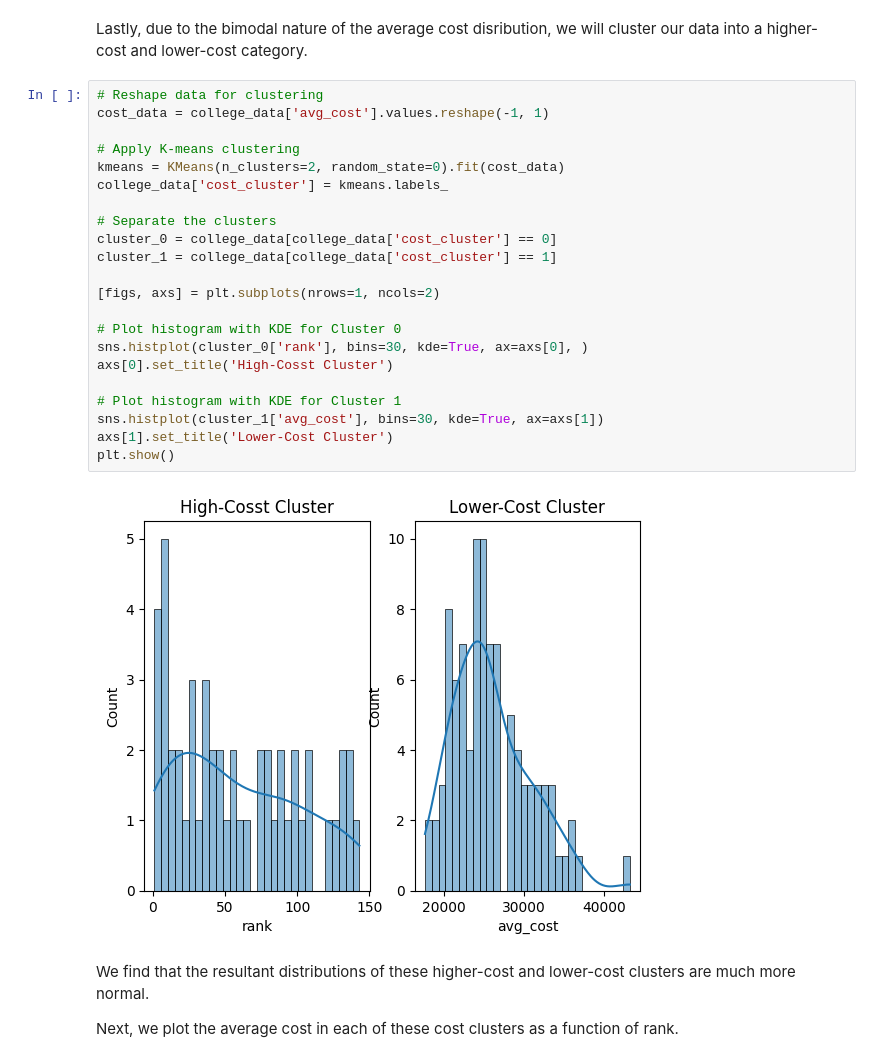
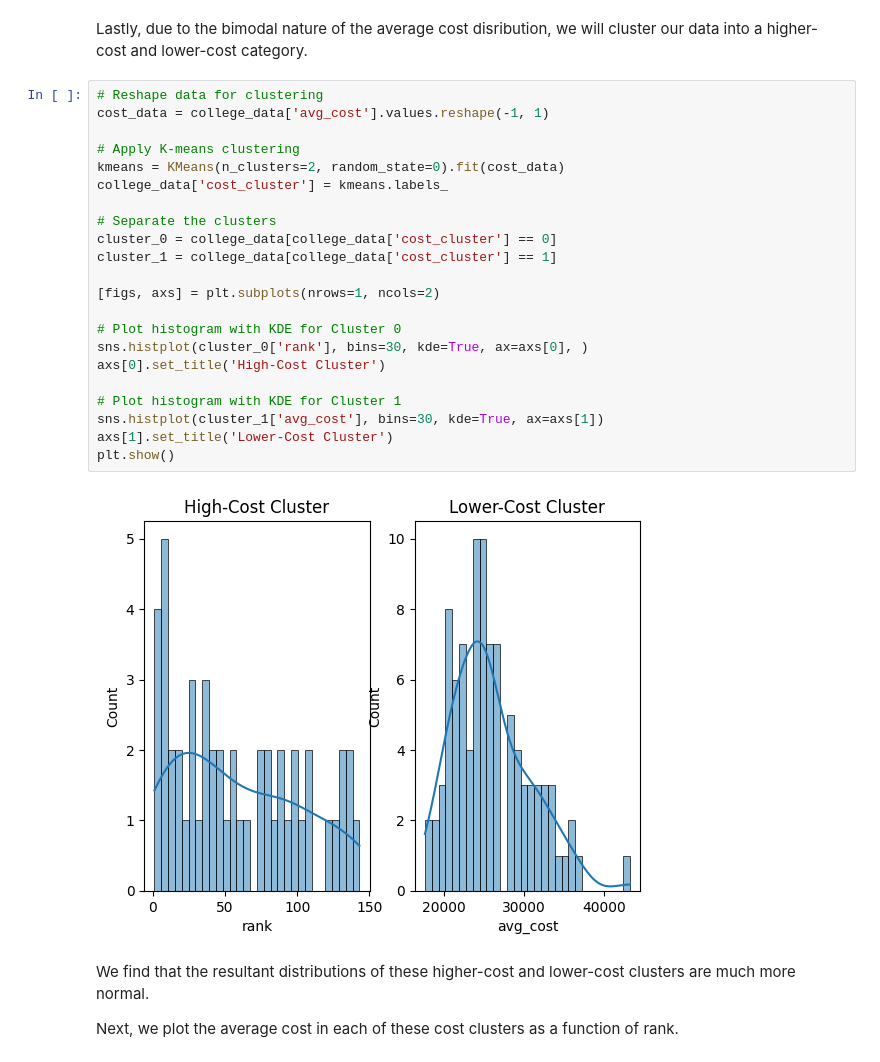
Before and after one commit to b4tan/College-Rank-and-Career-Success, a Jupyter notebook: EDACheckpoint_group067.ipynb, the cells around one changed output. Drawn from its saved outputs; the diff is of its cells as text.

```diff
--- a/EDACheckpoint_group067.ipynb
+++ b/EDACheckpoint_group067.ipynb
@@ -358,27 +361,27 @@ Lastly, due to the bimodal nature of the average cost disribution, we will clust
 # %%
 # Reshape data for clustering
 cost_data = college_data['avg_cost'].values.reshape(-1, 1)
 
 # Apply K-means clustering
 kmeans = KMeans(n_clusters=2, random_state=0).fit(cost_data)
 college_data['cost_cluster'] = kmeans.labels_
 
 # Separate the clusters
 cluster_0 = college_data[college_data['cost_cluster'] == 0]
 cluster_1 = college_data[college_data['cost_cluster'] == 1]
 
 [figs, axs] = plt.subplots(nrows=1, ncols=2)
 
 # Plot histogram with KDE for Cluster 0
 sns.histplot(cluster_0['rank'], bins=30, kde=True, ax=axs[0], )
-axs[0].set_title('High-Cosst Cluster')
+axs[0].set_title('High-Cost Cluster')
 
 # Plot histogram with KDE for Cluster 1
 sns.histplot(cluster_1['avg_cost'], bins=30, kde=True, ax=axs[1])
 axs[1].set_title('Lower-Cost Cluster')
 plt.show()
 # %% [output]
-[figure, old version]
+[figure, new version]
 # %% [markdown]
 We find that the resultant distributions of these higher-cost and lower-cost clusters are much more normal.
 
```
Also changed, not shown: parts of 29 cells of this notebook, 1 other file.
